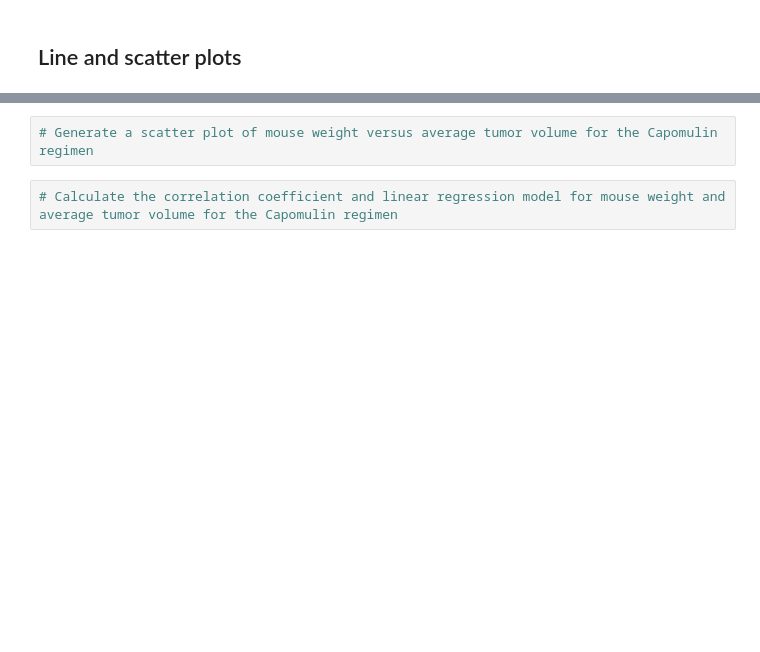
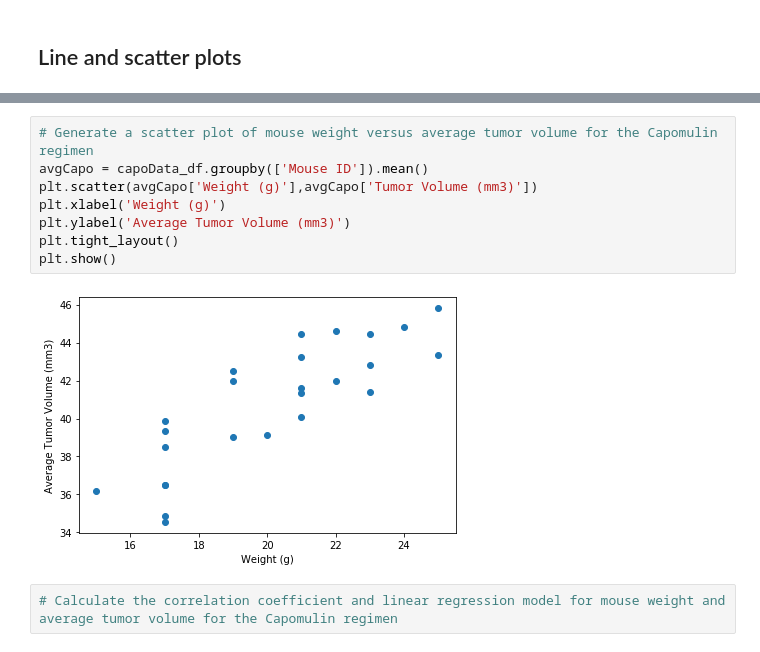
Before and after one commit to TravisDC5/matplotlib-challenege, a Jupyter notebook: 05-Matplotlib_HW_Instructions_Pymaceuticals_pymaceuticals_starter.ipynb, the cells around one changed output, grey strips where cells are left out. Drawn from its saved outputs; the diff is of its cells as text; blank space fills up the shorter version.

```diff
--- a/05-Matplotlib_HW_Instructions_Pymaceuticals_pymaceuticals_starter.ipynb
+++ b/05-Matplotlib_HW_Instructions_Pymaceuticals_pymaceuticals_starter.ipynb
@@ -129,4 +218,12 @@ regimenList = ["Capomulin", "Ramicane", "Infubinol", "Ceftamin"]
 # %%
 # Generate a scatter plot of mouse weight versus average tumor volume for the Capomulin regimen
+avgCapo = capoData_df.groupby(['Mouse ID']).mean()
+plt.scatter(avgCapo['Weight (g)'],avgCapo['Tumor Volume (mm3)'])
+plt.xlabel('Weight (g)')
+plt.ylabel('Average Tumor Volume (mm3)')
+plt.tight_layout()
+plt.show()
+# %% [output]
+[figure, added]
 # %%
 # Calculate the correlation coefficient and linear regression model for mouse weight and average tumor volume for the Capomulin regimen
```
Also changed, not shown: parts of 7 cells of this notebook.
